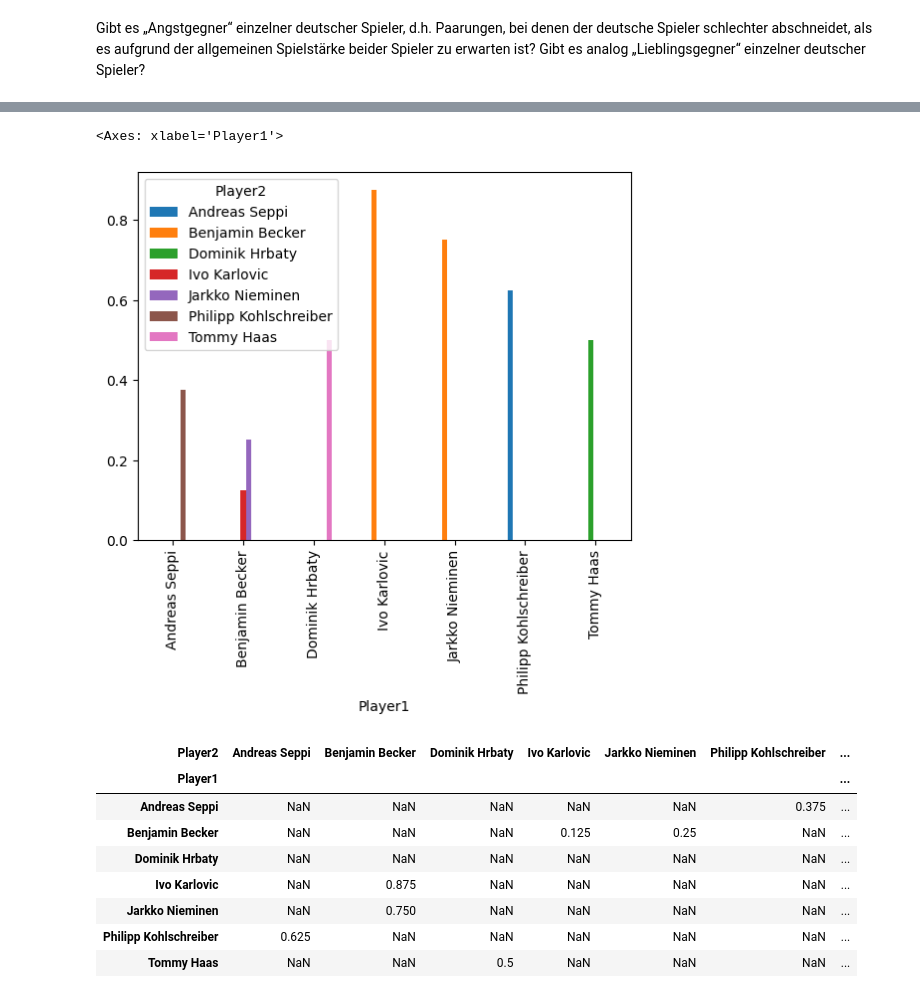
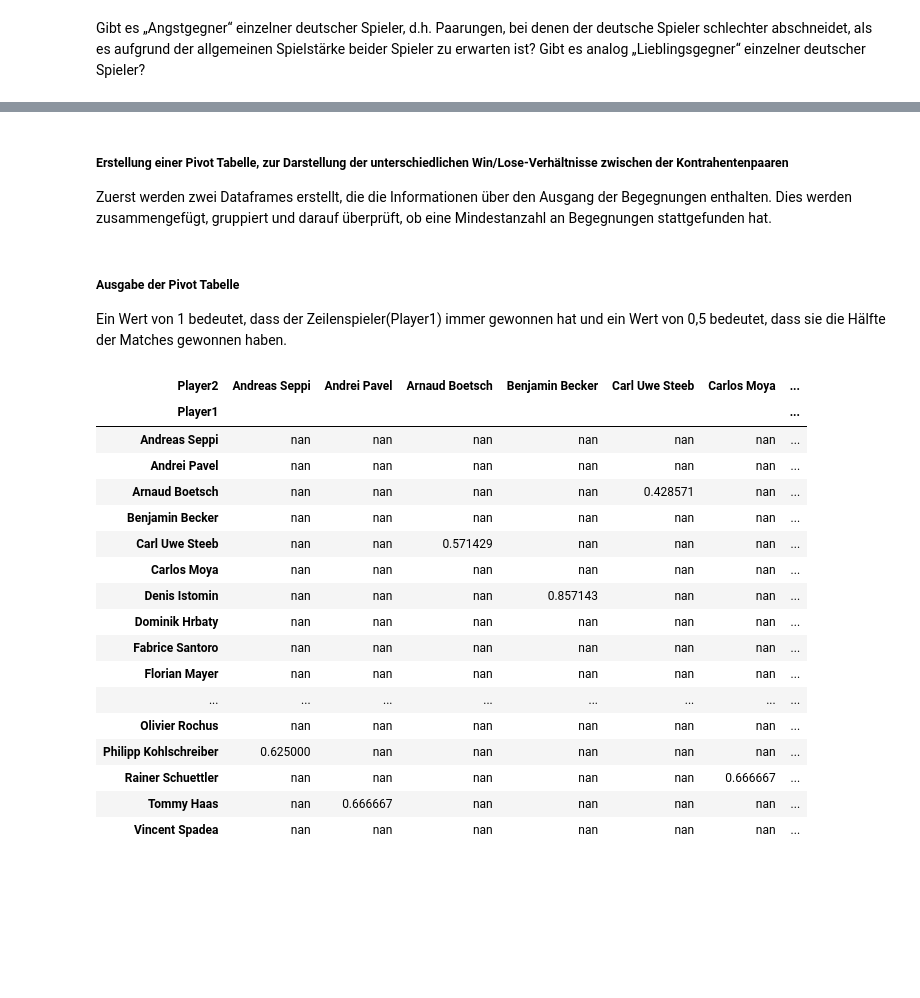
Before and after one commit to turulix/BI_Projekt, a Jupyter notebook: Aufgabe 2.ipynb, the cells around one changed output, grey strips where cells are left out. Cells and saved outputs as stored; diff of their text form; code cells hidden in the pictures; blank space fills up the shorter version.

```diff
--- a/Aufgabe 2.ipynb
+++ b/Aufgabe 2.ipynb
@@ -27,37 +30,50 @@ df_3 = df_2[df_2['diff'] <= quantile]
+# %% [markdown]
+##### Erstellung einer Pivot Tabelle, zur Darstellung der unterschiedlichen Win/Lose-Verhältnisse zwischen der Kontrahentenpaaren
+Zuerst werden zwei Dataframes erstellt, die die Informationen über den Ausgang der Begegnungen enthalten. Dies werden zusammengefügt, gruppiert und darauf überprüft, ob eine Mindestanzahl an Begegnungen stattgefunden hat.
 # %%
-# Angenommen, df ist Ihr DataFrame und 'winner_name' und 'loser_name' sind die Spalten, die Sie interessieren
-# und x ist die Mindestanzahl von Begegnungen
+# Minimal amount of matches between two opponents
+min_matches = 6
 
-# Erstellen Sie ein DataFrame mit allen Matches, bei denen der erste Spieler gegen den zweiten gewonnen hat
+# Create a dataframe which includes all matches won by Player1
 wins = pd.DataFrame({'Player1': df_3['winner_name'], 'Player2': df_3['loser_name'], 'Result': 1})
 
-# Erstellen Sie ein DataFrame mit allen Matches, bei denen der erste Spieler gegen den zweiten verloren hat
+# Create a dataframe which includes all matches won by Player2
 losses = pd.DataFrame({'Player1': df_3['loser_name'], 'Player2': df_3['winner_name'], 'Result': 0})
 
-# Fügen Sie die Siege und Niederlagen zusammen
+# Merge the wins and losses dfs
 all_matches = pd.concat([wins, losses])
 
-# Gruppieren Sie nach 'Player1' und 'Player2' und filtern Sie die Paare, die weniger als x Mal aufgetreten sind
-all_matches = all_matches.groupby(['Player1', 'Player2']).filter(lambda group: len(group) >= 8)
+# Group by 'Player1' and 'Player2' and remove the pairs that played less than min_matches against each other
+all_matches = all_matches.groupby(['Player1', 'Player2']).filter(lambda group: len(group) >= min_matches)
 
-# Erstellen Sie eine Pivot-Tabelle mit dem Siegverhältnis für jedes Paar von Spielern
+# Create a pivot table with the win/loss-ratio for every pair in the all matches table
 pivot_table = pd.pivot_table(all_matches, values='Result', index=['Player1'], columns=['Player2'])
-
-# Ein Wert von 1 bedeutet, dass der Zeilenspieler(Player1) immer gewonnen hat und ein Wert von 0,5 bedeutet, dass sie die Hälfte der Matches gewonnen haben.
-# %%
-pivot_table.plot.bar()
-# %% [output]
-<Axes: xlabel='Player1'>
-[figure, removed]
+# %% [markdown]
+##### Ausgabe der Pivot Tabelle
+Ein Wert von 1 bedeutet, dass der Zeilenspieler(Player1) immer gewonnen hat und ein Wert von 0,5 bedeutet, dass sie die Hälfte der Matches gewonnen haben.
 # %%
-pivot_table
+def make_pretty(styler):
+    styler.background_gradient(axis=None, vmin=0, vmax=1, cmap="YlGnBu")
+    return styler
+
+
+pivot_table.style.pipe(make_pretty)
 # %% [output]
-| Player2 | Andreas Seppi | Benjamin Becker | Dominik Hrbaty | Ivo Karlovic | Jarkko Nieminen | Philipp Kohlschreiber | ... |
+| Player2 | Andreas Seppi | Andrei Pavel | Arnaud Boetsch | Benjamin Becker | Carl Uwe Steeb | Carlos Moya | ... |
 | Player1 |  |  |  |  |  |  | ... |
-| Andreas Seppi | NaN | NaN | NaN | NaN | NaN | 0.375 | ... |
-| Benjamin Becker | NaN | NaN | NaN | 0.125 | 0.25 | NaN | ... |
-| Dominik Hrbaty | NaN | NaN | NaN | NaN | NaN | NaN | ... |
-| Ivo Karlovic | NaN | 0.875 | NaN | NaN | NaN | NaN | ... |
-| Jarkko Nieminen | NaN | 0.750 | NaN | NaN | NaN | NaN | ... |
-| Philipp Kohlschreiber | 0.625 | NaN | NaN | NaN | NaN | NaN | ... |
-| Tommy Haas | NaN | NaN | 0.5 | NaN | NaN | NaN | ... |
+| Andreas Seppi | nan | nan | nan | nan | nan | nan | ... |
+| Andrei Pavel | nan | nan | nan | nan | nan | nan | ... |
+| Arnaud Boetsch | nan | nan | nan | nan | 0.428571 | nan | ... |
+| Benjamin Becker | nan | nan | nan | nan | nan | nan | ... |
+| Carl Uwe Steeb | nan | nan | 0.571429 | nan | nan | nan | ... |
+| Carlos Moya | nan | nan | nan | nan | nan | nan | ... |
+| Denis Istomin | nan | nan | nan | 0.857143 | nan | nan | ... |
+| Dominik Hrbaty | nan | nan | nan | nan | nan | nan | ... |
+| Fabrice Santoro | nan | nan | nan | nan | nan | nan | ... |
+| Florian Mayer | nan | nan | nan | nan | nan | nan | ... |
+| ... | ... | ... | ... | ... | ... | ... | ... |
+| Olivier Rochus | nan | nan | nan | nan | nan | nan | ... |
+| Philipp Kohlschreiber | 0.625000 | nan | nan | nan | nan | nan | ... |
+| Rainer Schuettler | nan | nan | nan | nan | nan | 0.666667 | ... |
+| Tommy Haas | nan | 0.666667 | nan | nan | nan | nan | ... |
+| Vincent Spadea | nan | nan | nan | nan | nan | nan | ... |
```
Also changed, not shown: parts of 6 cells of this notebook.
